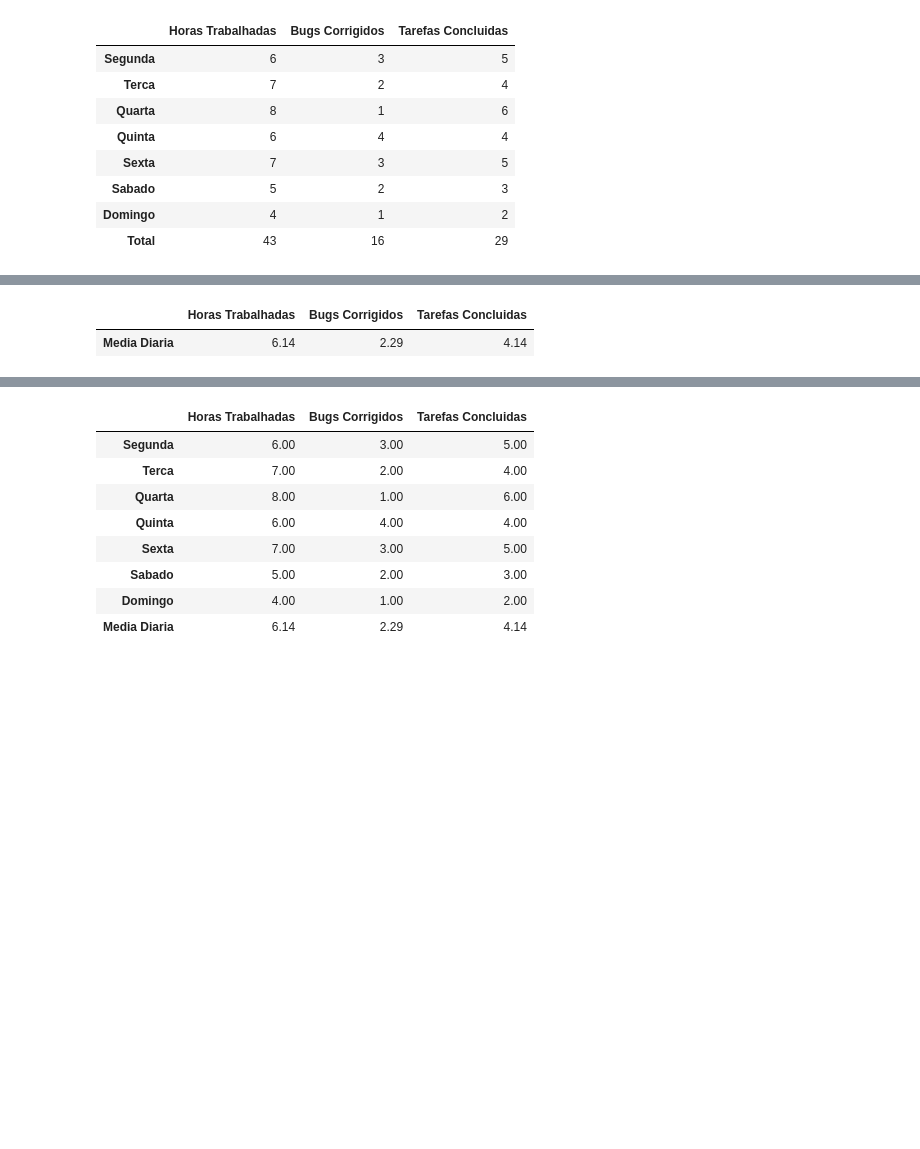
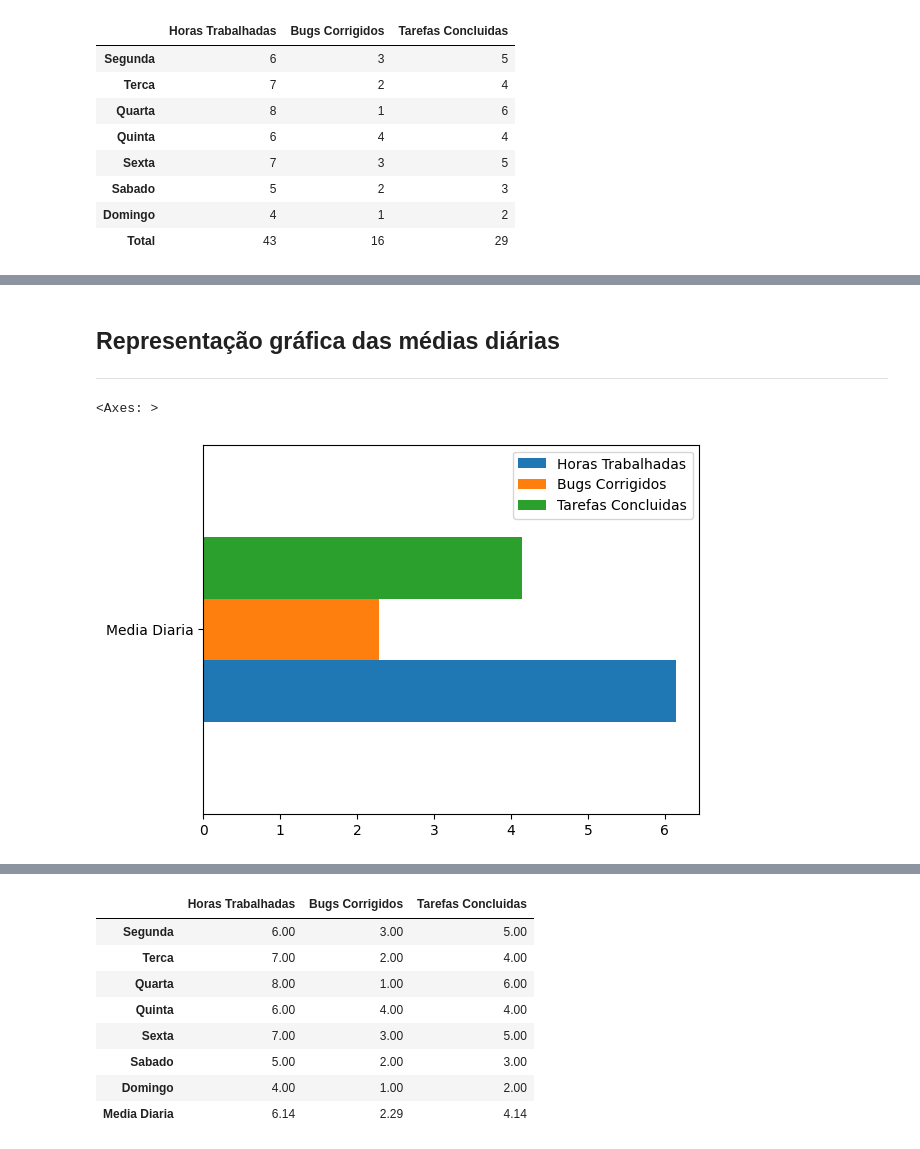
Before and after one commit to danylo-miranda/Relatorio-produtividade-diaria, a Jupyter notebook: Relatorio_produtividade_diaria.ipynb, the cells around one changed output, grey strips where cells are left out. Cells and saved outputs as stored; diff of their text form; code cells hidden in the pictures; blank space fills up the shorter version.

```diff
--- a/Relatorio_produtividade_diaria.ipynb
+++ b/Relatorio_produtividade_diaria.ipynb
@@ -95,8 +158,11 @@ media_tarefas.round(2)
+# %% [markdown]
+## Representação gráfica das médias diárias
+---
 # %%
 linha_medias = pd.DataFrame([[media_horas, media_bugs, media_tarefas]],
                         index=['Media Diaria'],
                         columns=['Horas Trabalhadas','Bugs Corrigidos','Tarefas Concluidas'])
-linha_medias.round(2)
+linha_medias.plot.barh(rot=0)
 # %% [output]
-|  | Horas Trabalhadas | Bugs Corrigidos | Tarefas Concluidas |
-| Media Diaria | 6.14 | 2.29 | 4.14 |
+<Axes: >
+[figure, added]
```
Also changed, not shown: parts of 35 cells of this notebook.
